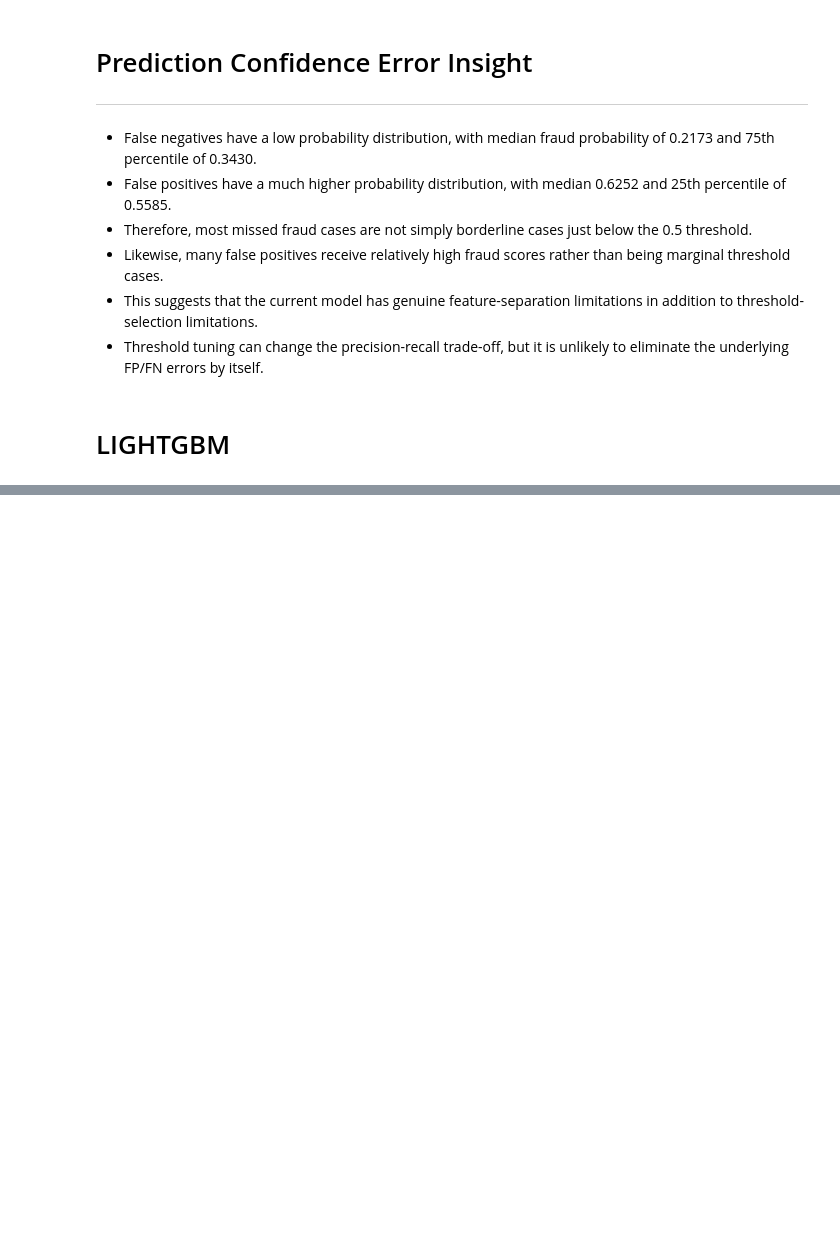
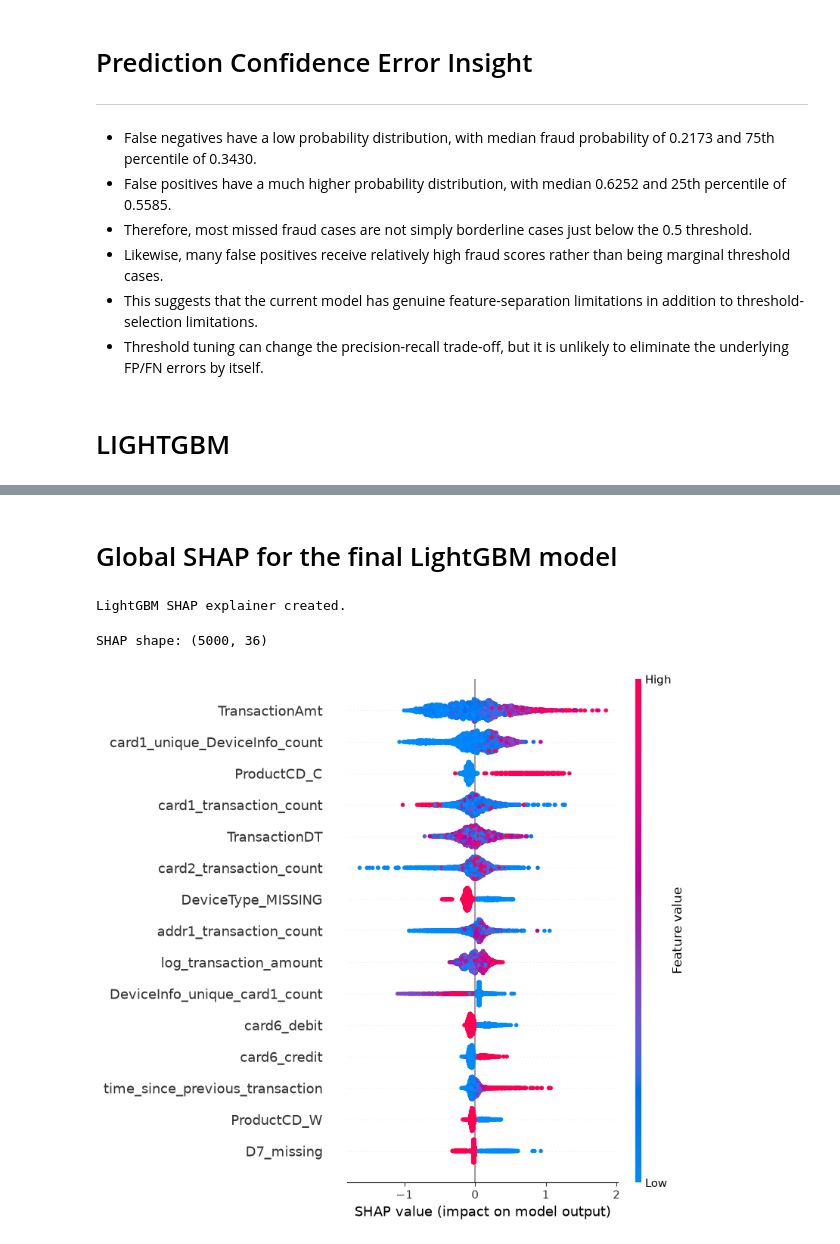
Before and after one commit to manojitkhatua/trace-ai, a Jupyter notebook: src/models/Model_Building.ipynb, the cells around one changed output, grey strips where cells are left out. Cells and saved outputs as stored; diff of their text form; code cells hidden in the pictures; blank space fills up the shorter version.

Commit message:
Model is imported

```diff
--- a/src/models/Model_Building.ipynb
+++ b/src/models/Model_Building.ipynb
@@ -831,0 +1182,4 @@ print("LightGBM baseline initialized.")
+# %%
+lgbm_model.train(X_train, y_train)
+
+print("LightGBM baseline trained.")
@@ -831,0 +1519,18 @@ print("LightGBM baseline initialized.")
+# %%
+# Final Light GBM
+final_lgbm = LightGBMModel(
+    scale_pos_weight=6.865368,
+    n_estimators=200,
+    num_leaves=63,
+    learning_rate=0.10,
+    subsample=0.8,
+    colsample_bytree=0.8,
+    reg_alpha=0,
+    reg_lambda=5
+)
+
+final_lgbm.model.set_params(min_child_samples=50)
+
+final_lgbm.train(X_train, y_train)
+
+print("Final LightGBM candidate trained.")
@@ -831,0 +1655,23 @@ print("LightGBM baseline initialized.")
+# %% [markdown]
+# Global SHAP for the final LightGBM model
+# %%
+lgbm_explainer = shap.TreeExplainer(final_lgbm.model)
+
+print("LightGBM SHAP explainer created.")
+# %% [output]
+LightGBM SHAP explainer created.
+# %%
+lgbm_sample = X_validation.sample(5000, random_state=42)
+lgbm_shap_values = lgbm_explainer.shap_values(lgbm_sample)
+
+print("SHAP shape:", lgbm_shap_values.shape)
+# %% [output]
+SHAP shape: (5000, 36)
+# %%
+shap.summary_plot(
+    lgbm_shap_values,
+    lgbm_sample,
+    max_display=15
+)
+# %% [output]
+[figure, added]
```
Also changed, not shown: parts of 106 cells of this notebook, 14 other files.
